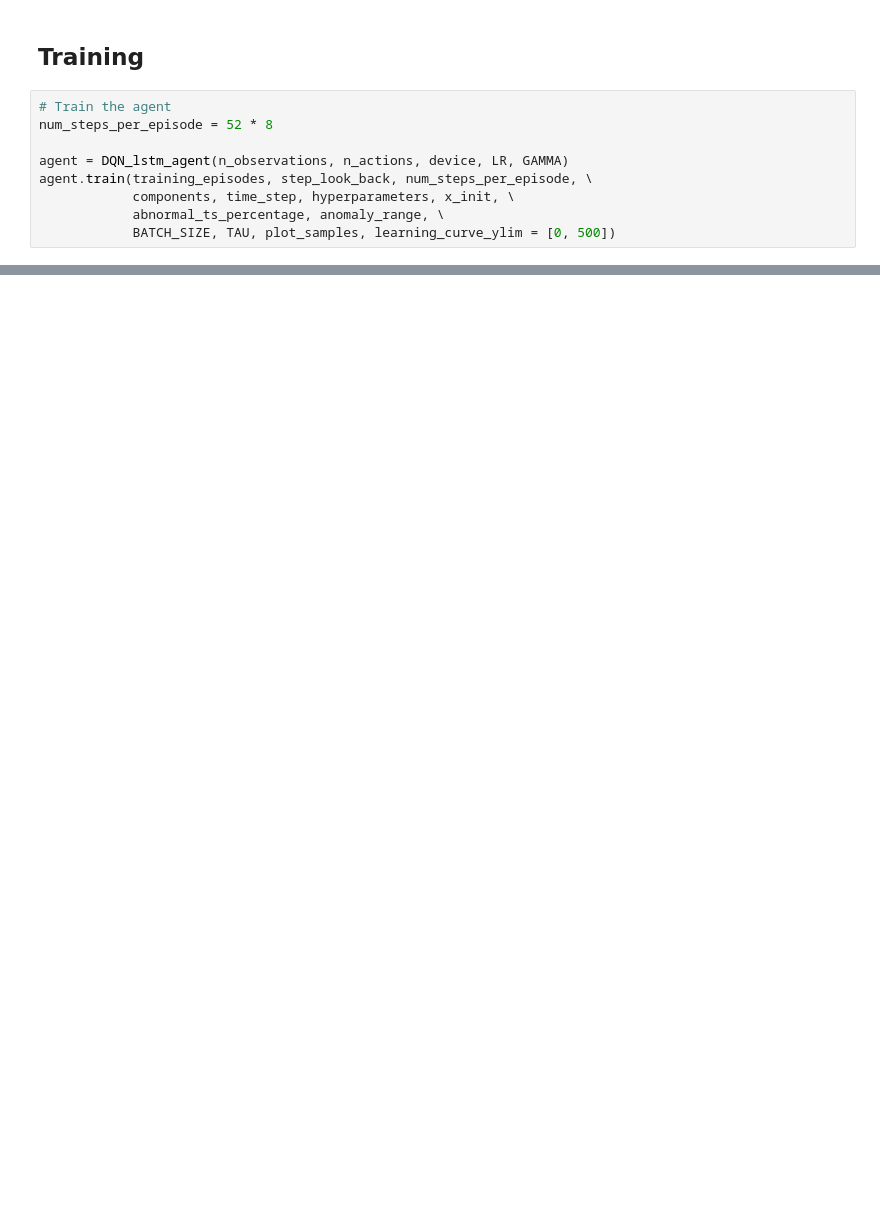
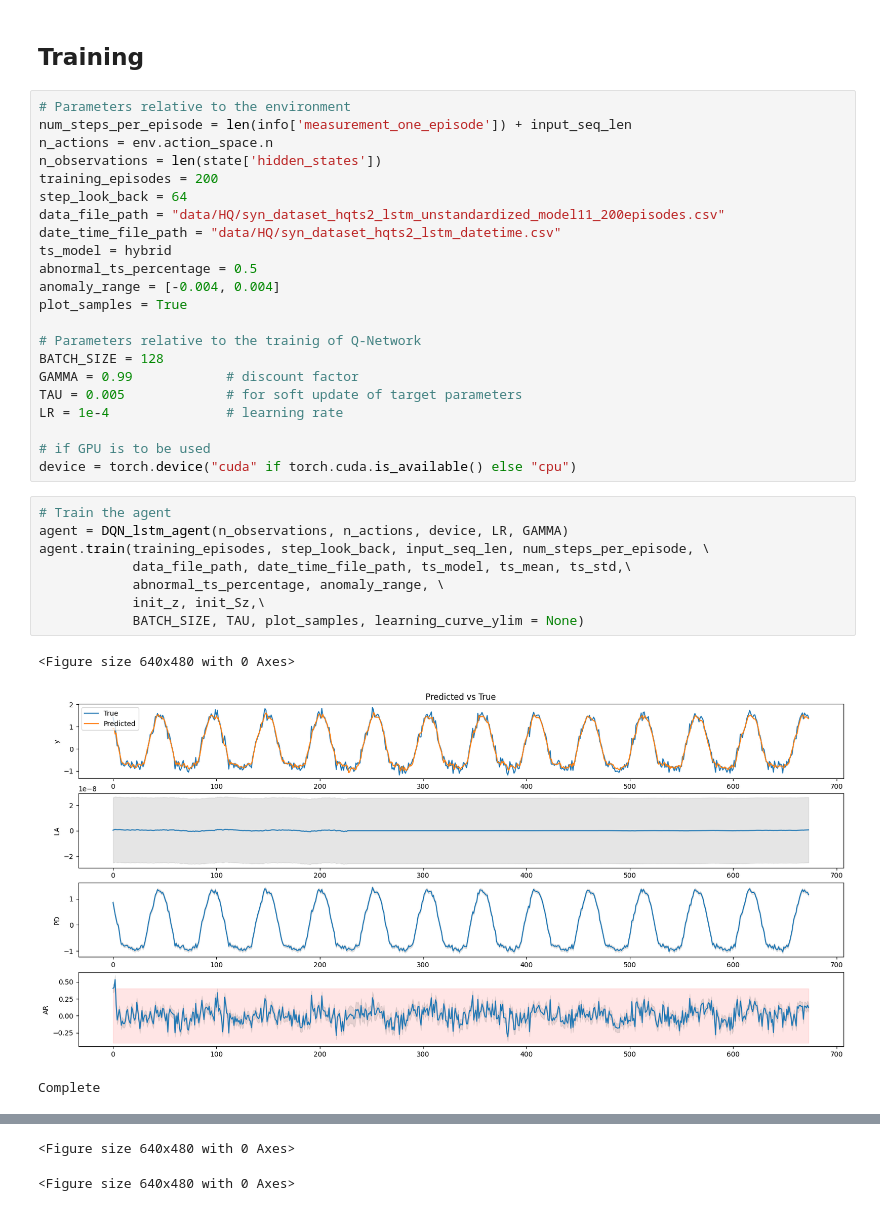
Before and after one commit to van-dai-vuong/cuTAGI, a Jupyter notebook: examples/tsad_test_lstm_realTS2.ipynb, the cells around one changed output, grey strips where cells are left out. Cells and saved outputs as stored; diff of their text form; blank space fills up the shorter version.

```diff
--- a/examples/tsad_test_lstm_realTS2.ipynb
+++ b/examples/tsad_test_lstm_realTS2.ipynb
@@ -213,11 +226,36 @@ plt.show()
 # %% [markdown]
 ## Training
+# %%
+# Parameters relative to the environment
+num_steps_per_episode = len(info['measurement_one_episode']) + input_seq_len
+n_actions = env.action_space.n
+n_observations = len(state['hidden_states'])
+training_episodes = 200
+step_look_back = 64
+data_file_path = "data/HQ/syn_dataset_hqts2_lstm_unstandardized_model11_200episodes.csv"
+date_time_file_path = "data/HQ/syn_dataset_hqts2_lstm_datetime.csv"
+ts_model = hybrid
+abnormal_ts_percentage = 0.5
+anomaly_range = [-0.004, 0.004]
+plot_samples = True
+
+# Parameters relative to the trainig of Q-Network
+BATCH_SIZE = 128
+GAMMA = 0.99            # discount factor
+TAU = 0.005             # for soft update of target parameters
+LR = 1e-4               # learning rate
+
+# if GPU is to be used
+device = torch.device("cuda" if torch.cuda.is_available() else "cpu")
 # %%
 # Train the agent
-num_steps_per_episode = 52 * 8
-
 agent = DQN_lstm_agent(n_observations, n_actions, device, LR, GAMMA)
-agent.train(training_episodes, step_look_back, num_steps_per_episode, \
-            components, time_step, hyperparameters, x_init, \
+agent.train(training_episodes, step_look_back, input_seq_len, num_steps_per_episode, \
+            data_file_path, date_time_file_path, ts_model, ts_mean, ts_std,\
             abnormal_ts_percentage, anomaly_range, \
-            BATCH_SIZE, TAU, plot_samples, learning_curve_ylim = [0, 500])
+            init_z, init_Sz,\
+            BATCH_SIZE, TAU, plot_samples, learning_curve_ylim = None)
+# %% [output]
+<Figure size 640x480 with 0 Axes>
+[figure, added]
+Complete
@@ -223,0 +263,2 @@ agent.train(training_episodes, step_look_back, num_steps_per_episode, \
+<Figure size 640x480 with 0 Axes>
+<Figure size 640x480 with 0 Axes>
```
Also changed, not shown: parts of 9 cells of this notebook, 2 other files.
